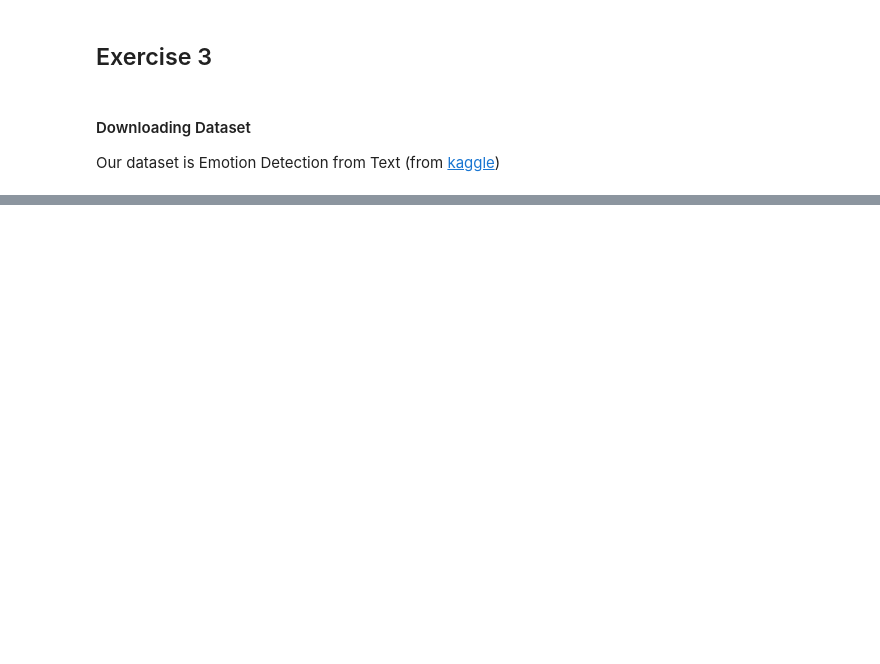
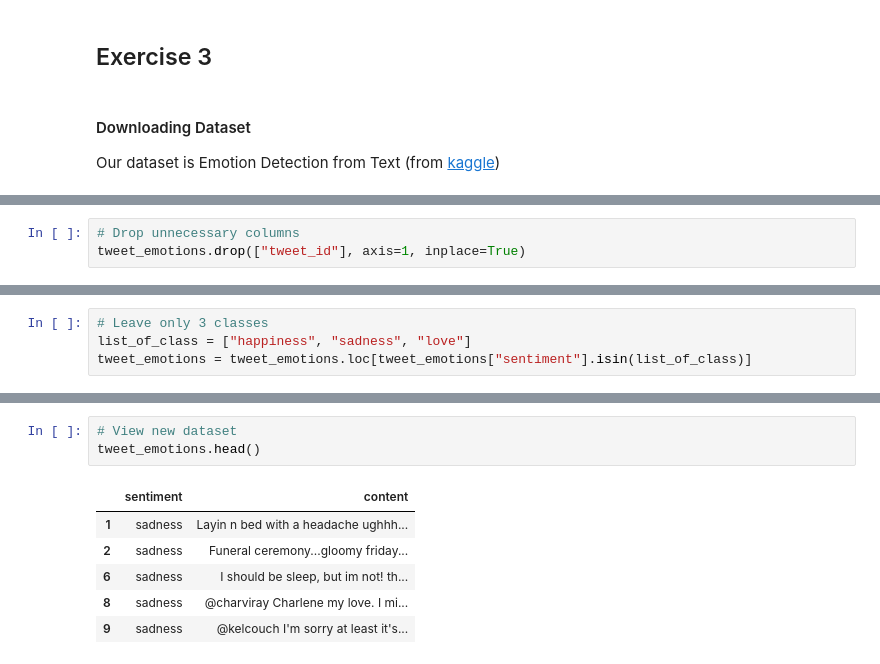
Before and after one commit to lytmercy/data_analysis_labs, a Jupyter notebook: lab_3.ipynb, the cells around one changed output, grey strips where cells are left out. Saved outputs shown, nothing was run; the diff lists cells and outputs as text; blank space fills up the shorter version.

```diff
--- a/lab_3.ipynb
+++ b/lab_3.ipynb
@@ -741,0 +726,3 @@ Our dataset is Emotion Detection from Text (from [kaggle](https://www.kaggle.com
+# %%
+# Drop unnecessary columns
+tweet_emotions.drop(["tweet_id"], axis=1, inplace=True)
@@ -741,0 +751,4 @@ Our dataset is Emotion Detection from Text (from [kaggle](https://www.kaggle.com
+# %%
+# Leave only 3 classes
+list_of_class = ["happiness", "sadness", "love"]
+tweet_emotions = tweet_emotions.loc[tweet_emotions["sentiment"].isin(list_of_class)]
@@ -741,0 +778,10 @@ Our dataset is Emotion Detection from Text (from [kaggle](https://www.kaggle.com
+# %%
+# View new dataset
+tweet_emotions.head()
+# %% [output]
+|  | sentiment | content |
+| 1 | sadness | Layin n bed with a headache ughhh... |
+| 2 | sadness | Funeral ceremony...gloomy friday... |
+| 6 | sadness | I should be sleep, but im not! th... |
+| 8 | sadness | @charviray Charlene my love. I mi... |
+| 9 | sadness | @kelcouch I'm sorry at least it's... |
```
Also changed, not shown: parts of 70 cells of this notebook.
